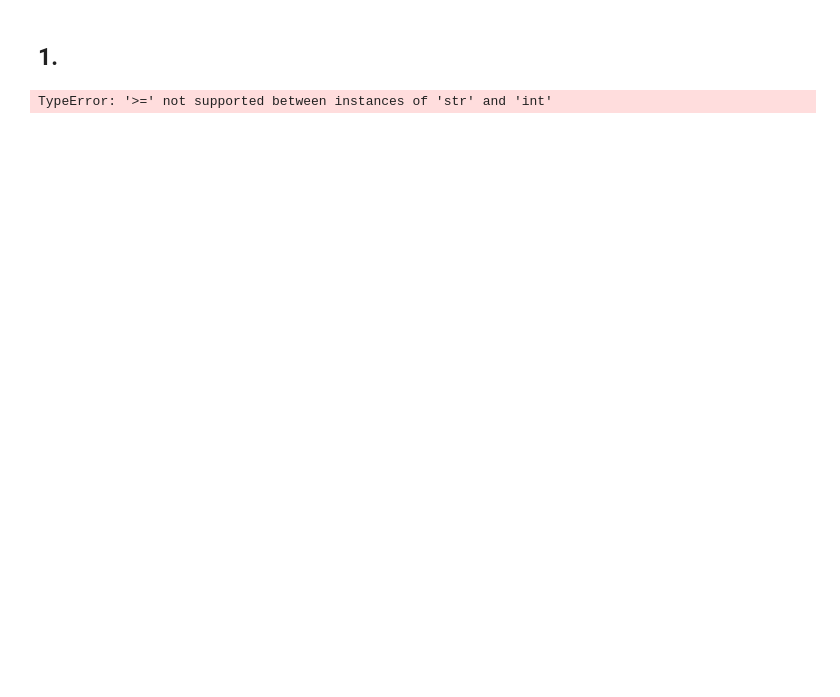
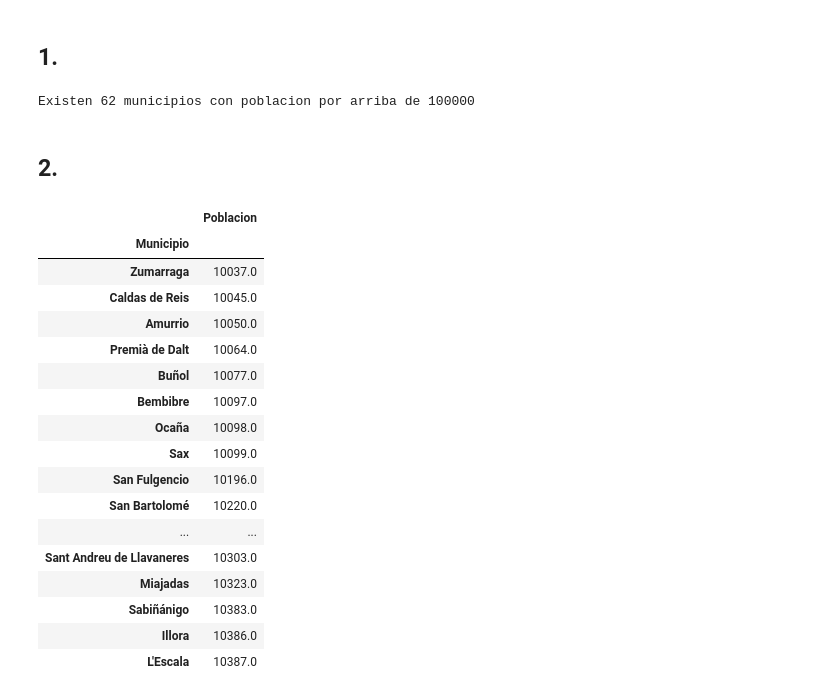
Before and after one commit to MarlonPeres/Ciencia-de-datos-2023, a Jupyter notebook: Anàlisis de datos con python.ipynb, the cells around one changed output. Drawn from its saved outputs; the diff is of its cells as text; code cells hidden in the pictures; blank space fills up the shorter version.

```diff
--- a/Anàlisis de datos con python.ipynb
+++ b/Anàlisis de datos con python.ipynb
@@ -139,6 +158,35 @@ nucleos_poblacion
 # %% [markdown]
 ## 1.
-# %%
-nucleos_poblacion.loc[(nucleos_poblacion['Poblacion']>=1000)]
-# %% [output]
-TypeError: '>=' not supported between instances of 'str' and 'int'
+# %%
+pob_eje_1 = nucleos_poblacion[['Poblacion','Municipio']]
+pob_eje_1 = pob_eje_1[pob_eje_1.Poblacion > 100000]
+pob_eje_1 = len(pd.unique(pob_eje_1['Municipio']))
+print(f"Existen {pob_eje_1} municipios con poblacion por arriba de 100000")
+# %% [output]
+Existen 62 municipios con poblacion por arriba de 100000
+# %% [markdown]
+## 2.
+# %%
+pob_eje_2 = nucleos_poblacion[['Poblacion','Municipio']]
+pob_eje_2 = pob_eje_2.sort_values('Poblacion', ascending=True).head(20)
+pob_eje_2.set_index('Municipio', inplace=True)
+pob_eje_2
+# %% [output]
+|  | Poblacion |
+| Municipio |  |
+| Zumarraga | 10037.0 |
+| Caldas de Reis | 10045.0 |
+| Amurrio | 10050.0 |
+| Premià de Dalt | 10064.0 |
+| Buñol | 10077.0 |
+| Bembibre | 10097.0 |
+| Ocaña | 10098.0 |
+| Sax | 10099.0 |
+| San Fulgencio | 10196.0 |
+| San Bartolomé | 10220.0 |
+| ... | ... |
+| Sant Andreu de Llavaneres | 10303.0 |
+| Miajadas | 10323.0 |
+| Sabiñánigo | 10383.0 |
+| Illora | 10386.0 |
+| L'Escala | 10387.0 |
```
Also changed, not shown: parts of 35 cells of this notebook.
